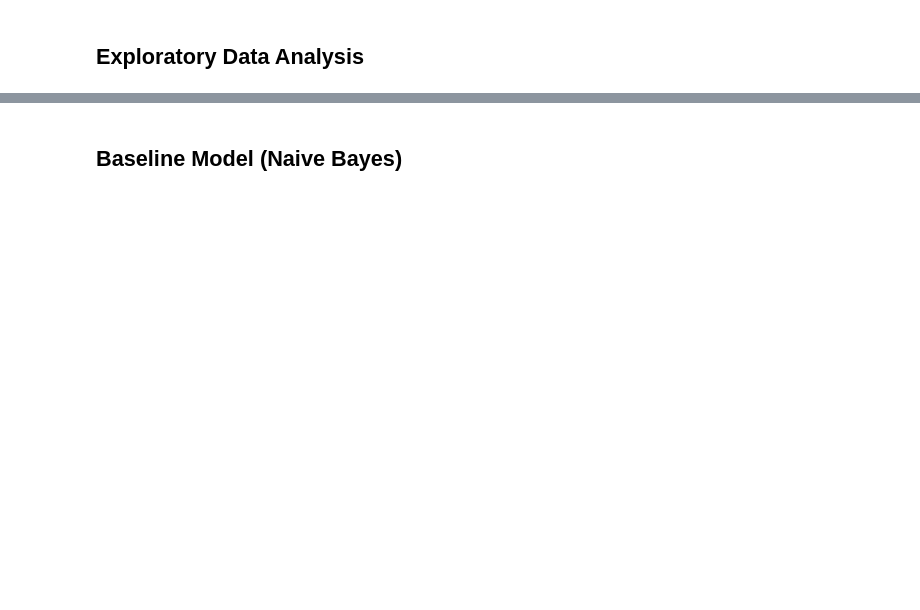
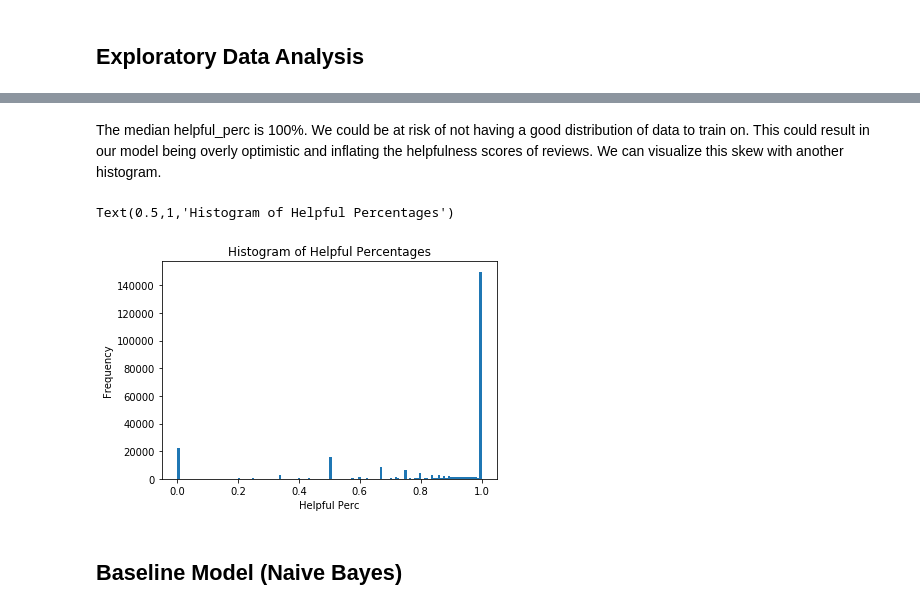
Before and after one commit to tucker-anderson/Amazon-Review-Analysis, a Jupyter notebook: W266_Final_AmazonReviews.ipynb, the cells around one changed output, grey strips where cells are left out. Saved outputs shown, nothing was run; the diff lists cells and outputs as text; code cells hidden in the pictures; blank space fills up the shorter version.

```diff
--- a/W266_Final_AmazonReviews.ipynb
+++ b/W266_Final_AmazonReviews.ipynb
@@ -112,0 +182,3 @@ df.sample(20)
+# %%
+df = df[df.total_votes != 0]
+df.shape
@@ -113,2 +199,15 @@ df.sample(20)
+# %% [markdown]
+The median helpful_perc is 100%. We could be at risk of not having a good distribution of data to train on. This could result in our model being overly optimistic and inflating the helpfulness scores of reviews. We can visualize this skew with another histogram.
+# %%
+fig2 = plt.figure()
+ax2 = fig2.add_subplot(1, 1, 1)
+n, bins, patches = ax2.hist(x=df['helpful_perc'], bins='auto')
+
+ax2.set_xlabel('Helpful Perc')
+ax2.set_ylabel('Frequency')
+ax2.set_title('Histogram of Helpful Percentages')
+# %% [output]
+Text(0.5,1,'Histogram of Helpful Percentages')
+[figure, added]
 # %% [markdown]
 ## Baseline Model (Naive Bayes)
```
Also changed, not shown: parts of 24 cells of this notebook.
